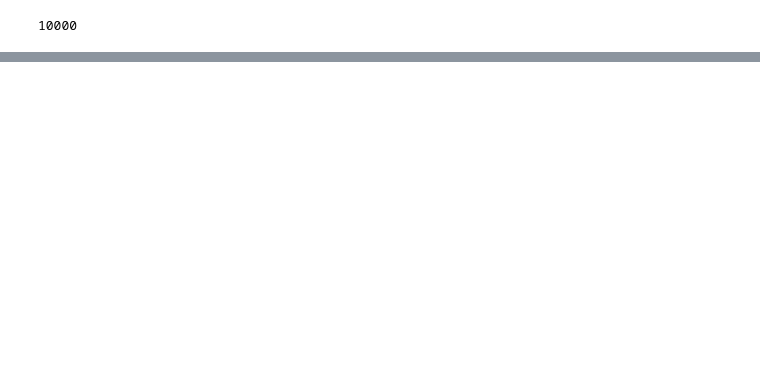
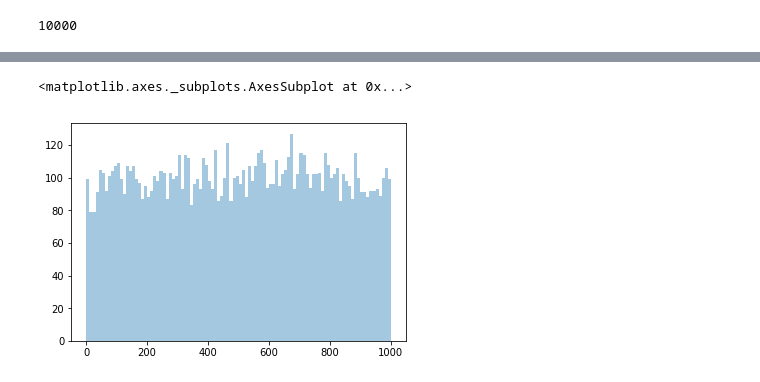
Before and after one commit to eds-admin/eds-blog, a Jupyter notebook: Statistics/Descriptive Statistics.ipynb, the cells around one changed output, grey strips where cells are left out. Saved outputs shown, nothing was run; the diff lists cells and outputs as text; code cells hidden in the pictures; blank space fills up the shorter version.

```diff
--- a/Statistics/Descriptive Statistics.ipynb
+++ b/Statistics/Descriptive Statistics.ipynb
@@ -236,0 +425,7 @@ Mean is defined as $\Sigma$
+# %%
+# Seaborn gives an easy way to plot histograms. Plotting from scratch is beyond the
+# scope of the programming we will do
+sns.distplot(values, kde=False, bins=100)
+# %% [output]
+<matplotlib.axes._subplots.AxesSubplot at 0x...>
+[figure, added]
```
Also changed, not shown: parts of 56 cells of this notebook.
